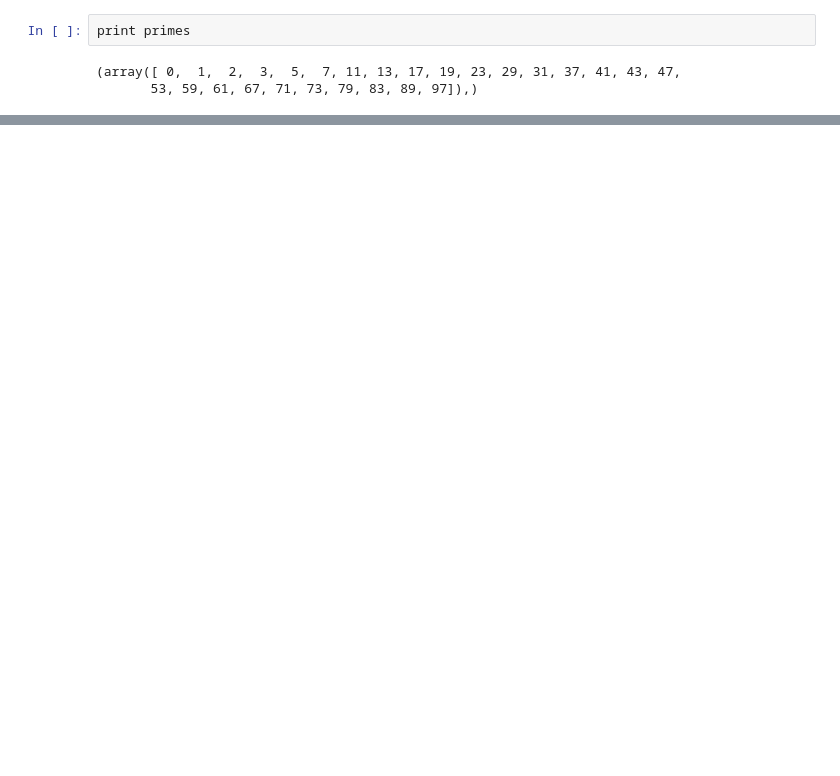
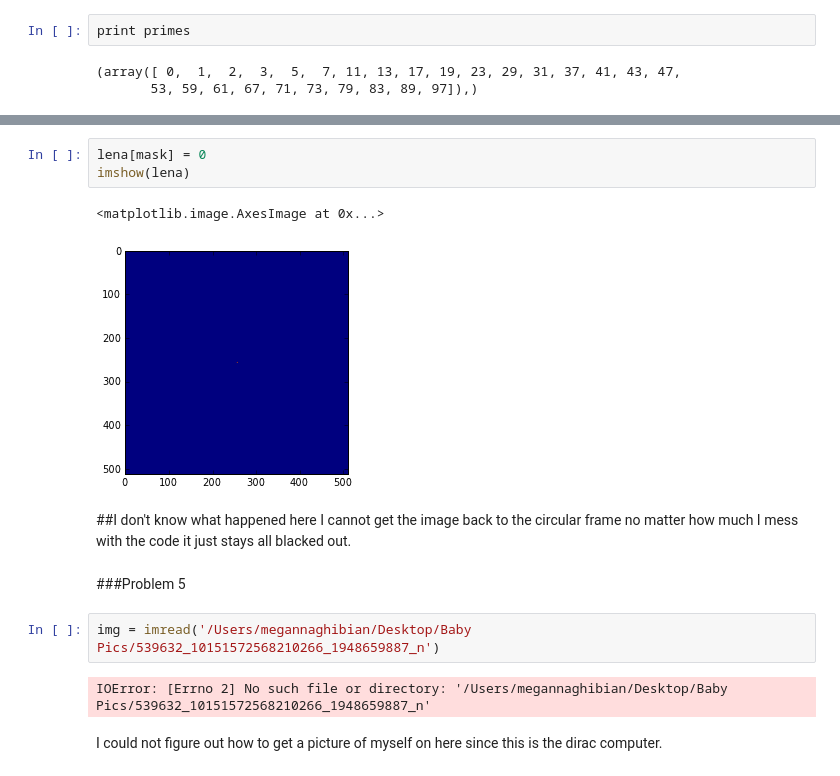
Before and after one commit to anaghibi/PHYS202-S13, a Jupyter notebook: week2/NumPy Ex 1.ipynb, the cells around one changed output, grey strips where cells are left out. Cells and saved outputs as stored; diff of their text form; blank space fills up the shorter version.

```diff
--- a/week2/NumPy Ex 1.ipynb
+++ b/week2/NumPy Ex 1.ipynb
@@ -77,0 +103,16 @@ print primes
+# %%
+lena[mask] = 0
+imshow(lena)
+# %% [output]
+<matplotlib.image.AxesImage at 0x...>
+[figure, added]
+# %% [markdown]
+##I don't know what happened here I cannot get the image back to the circular frame no matter how much I mess with the code it just stays all blacked out.
+# %% [markdown]
+###Problem 5
+# %%
+img = imread('/Users/megannaghibian/Desktop/Baby Pics/539632_10151572568210266_1948659887_n')
+# %% [output]
+IOError: [Errno 2] No such file or directory: '/Users/megannaghibian/Desktop/Baby Pics/539632_10151572568210266_1948659887_n'
+# %% [markdown]
+I could not figure out how to get a picture of myself on here since this is the dirac computer.
```
Also changed, not shown: parts of 10 cells of this notebook.
